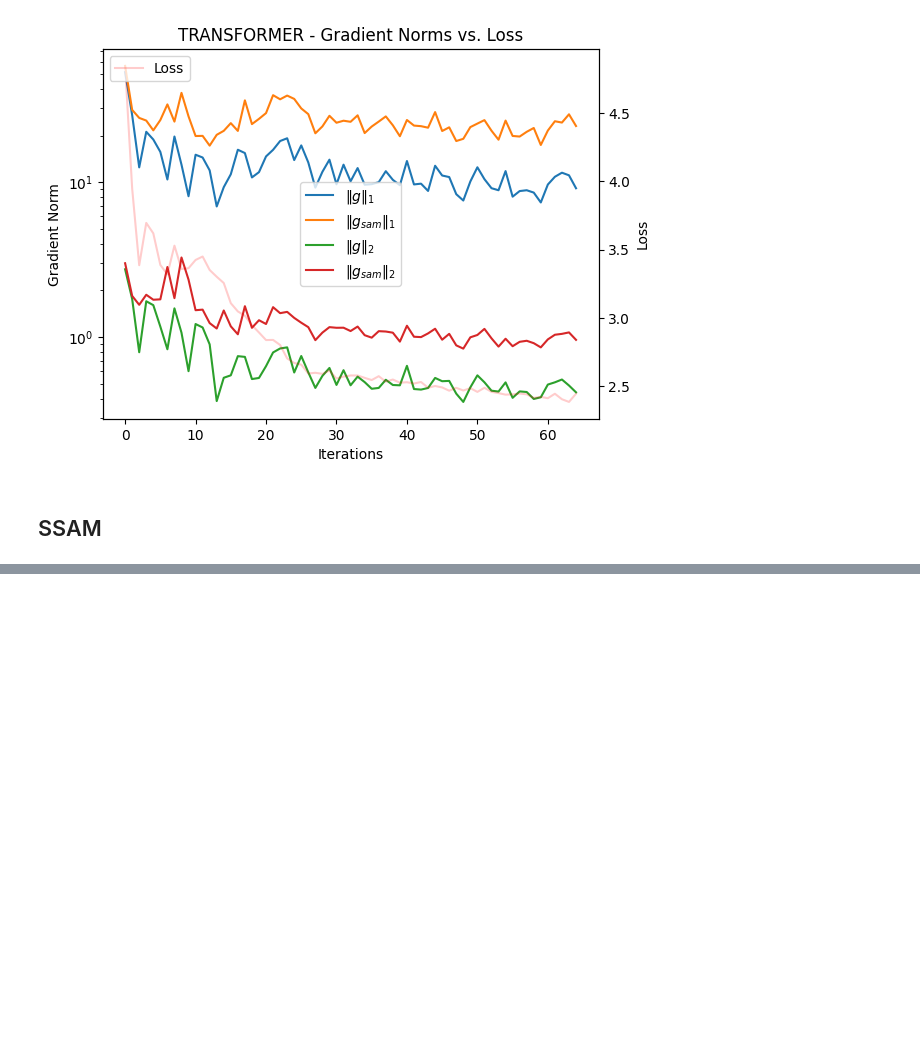
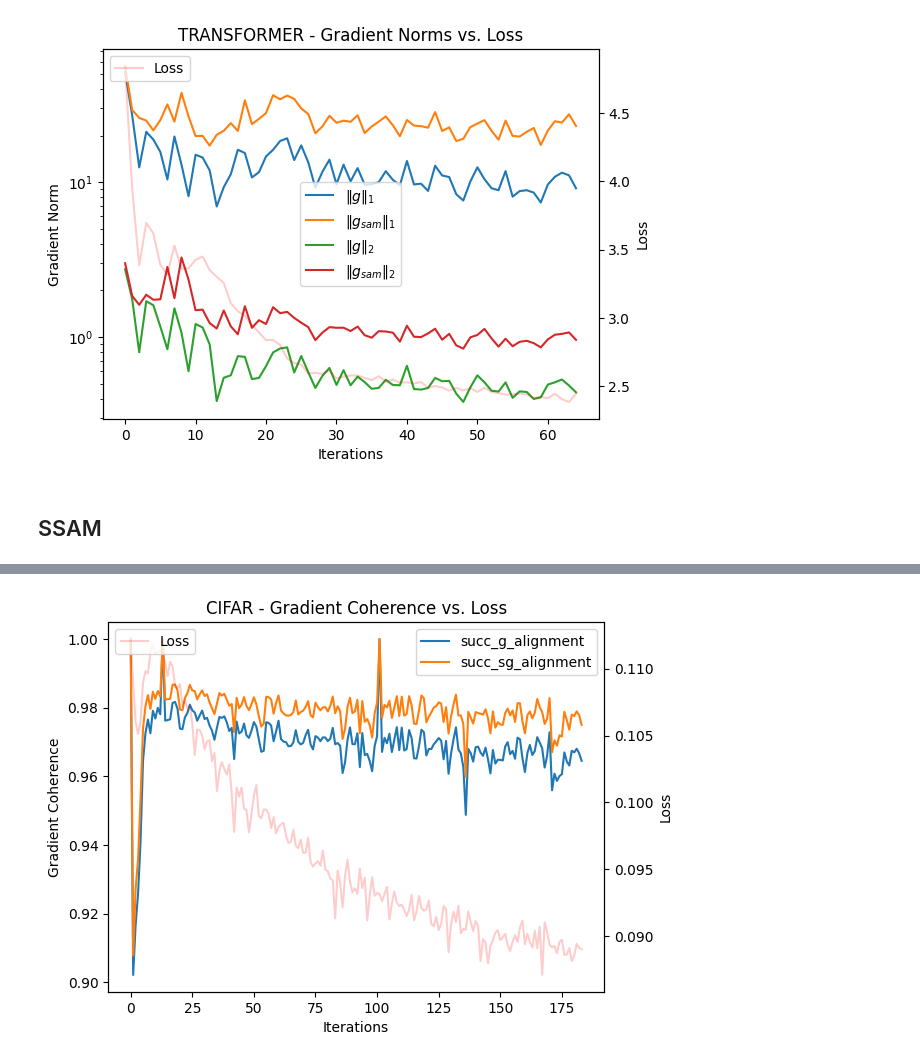
Before and after one commit to samjschapiro/sam_edge, a Jupyter notebook: results.ipynb, the cells around one changed output, grey strips where cells are left out. Saved outputs shown, nothing was run; the diff lists cells and outputs as text; code cells hidden in the pictures; blank space fills up the shorter version.

```diff
--- a/results.ipynb
+++ b/results.ipynb
@@ -98,0 +107,20 @@ def plotting_ssam(df, dataset_name):
+# %%
+import matplotlib.pyplot as plt
+import numpy as np
+import pandas as pd
+
+cifar_grad = pd.read_csv('figs/raw.txt', delimiter=' ')
+# %%
+fig2, ax1 = plt.subplots();
+ax2 = ax1.twinx();
+ax1.plot(cifar_grad[['succ_g_alignment', 'succ_sg_alignment']], label=['succ_g_alignment', 'succ_sg_alignment'])
+ax2.plot(cifar_grad[['Loss']], color='red', linestyle='-', alpha=0.2, label='Loss');
+ax1.legend();
+ax2.legend(loc=2);
+ax1.set_xlabel('Iterations');
+ax2.set_ylabel('Loss');
+ax1.set_ylabel('Gradient Coherence')
+ax1.set_title('CIFAR - Gradient Coherence vs. Loss');
+# fig2.savefig('CIFAR_ssam_grad_norms.pdf',  format="pdf", dpi=300);
+# %% [output]
+[figure, added]
```
Also changed, not shown: parts of 7 cells of this notebook, 15 other files.
